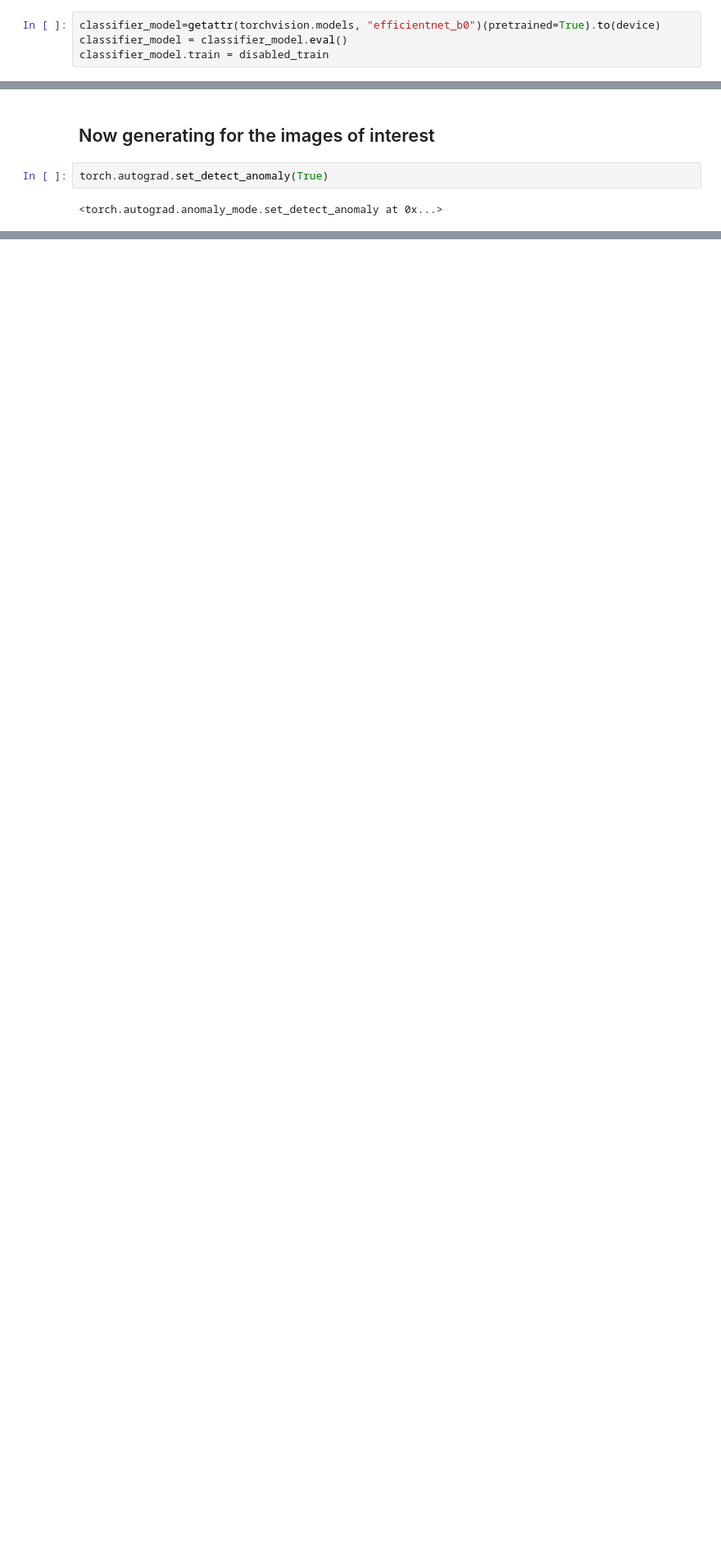
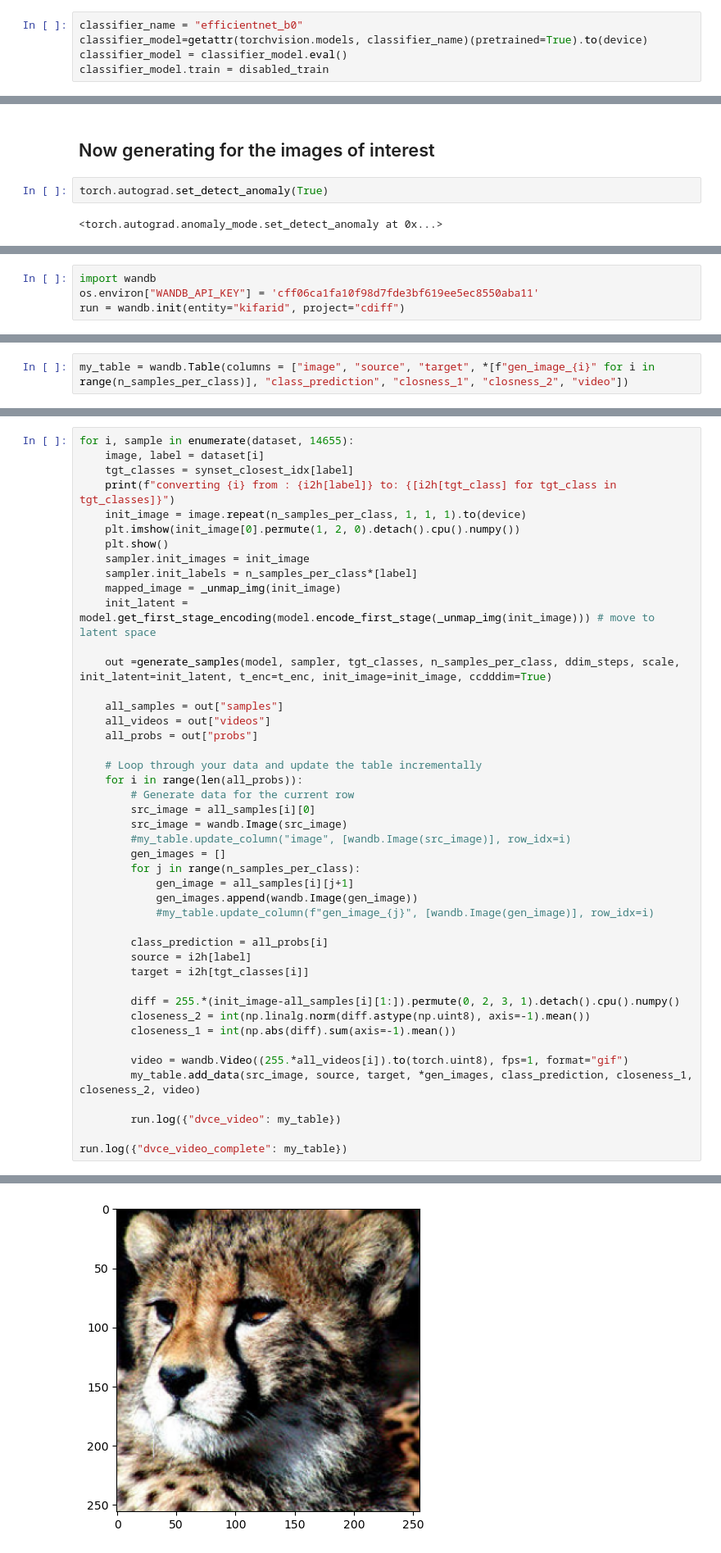
Before and after one commit to kifarid/LDVCE, a Jupyter notebook: cdiff_minimal.ipynb, the cells around one changed output, grey strips where cells are left out. Shown at 82% size. Saved outputs shown, nothing was run; the diff lists cells and outputs as text; blank space fills up the shorter version.

```diff
--- a/cdiff_minimal.ipynb
+++ b/cdiff_minimal.ipynb
@@ -843,7 +847,8 @@ device
 # %% [output]
 'cpu'
 # %%
-classifier_model=getattr(torchvision.models, "efficientnet_b0")(pretrained=True).to(device)
+classifier_name = "efficientnet_b0"
+classifier_model=getattr(torchvision.models, classifier_name)(pretrained=True).to(device)
 classifier_model = classifier_model.eval()
 classifier_model.train = disabled_train
 # %% [markdown]
@@ -942,0 +926,4 @@ for key, value in orig_vces.items():
+# %%
+import wandb
+os.environ["WANDB_API_KEY"] = 'cff06ca1fa10f98d7fde3bf619ee5ec8550aba11'
+run = wandb.init(entity="kifarid", project="cdiff")
@@ -942,0 +943,2 @@ for key, value in orig_vces.items():
+# %%
+my_table = wandb.Table(columns = ["image", "source", "target", *[f"gen_image_{i}" for i in range(n_samples_per_class)], "class_prediction", "closness_1", "closness_2", "video"])
@@ -942,0 +1003,46 @@ for key, value in orig_vces.items():
+# %%
+for i, sample in enumerate(dataset, 14655):
+    image, label = dataset[i]
+    tgt_classes = synset_closest_idx[label]
+    print(f"converting {i} from : {i2h[label]} to: {[i2h[tgt_class] for tgt_class in tgt_classes]}")
+    init_image = image.repeat(n_samples_per_class, 1, 1, 1).to(device)
+    plt.imshow(init_image[0].permute(1, 2, 0).detach().cpu().numpy())
+    plt.show()
+    sampler.init_images = init_image
+    sampler.init_labels = n_samples_per_class*[label]
+    mapped_image = _unmap_img(init_image)
+    init_latent = model.get_first_stage_encoding(model.encode_first_stage(_unmap_img(init_image))) # move to latent space
+
+    out =generate_samples(model, sampler, tgt_classes, n_samples_per_class, ddim_steps, scale, init_latent=init_latent, t_enc=t_enc, init_image=init_image, ccdddim=True)
+
+    all_samples = out["samples"]
+    all_videos = out["videos"]
+    all_probs = out["probs"]
+
+    # Loop through your data and update the table incrementally
+    for i in range(len(all_probs)):
+        # Generate data for the current row
+        src_image = all_samples[i][0]
+        src_image = wandb.Image(src_image)
+        #my_table.update_column("image", [wandb.Image(src_image)], row_idx=i)
+        gen_images = []
+        for j in range(n_samples_per_class):
+            gen_image = all_samples[i][j+1]
+            gen_images.append(wandb.Image(gen_image))
+            #my_table.update_column(f"gen_image_{j}", [wandb.Image(gen_image)], row_idx=i)
+
+        class_prediction = all_probs[i]
+        source = i2h[label]
+        target = i2h[tgt_classes[i]]
+
+        diff = 255.*(init_image-all_samples[i][1:]).permute(0, 2, 3, 1).detach().cpu().numpy()
+        closeness_2 = int(np.linalg.norm(diff.astype(np.uint8), axis=-1).mean())
+        closeness_1 = int(np.abs(diff).sum(axis=-1).mean())
+
+        video = wandb.Video((255.*all_videos[i]).to(torch.uint8), fps=1, format="gif")
+        my_table.add_data(src_image, source, target, *gen_images, class_prediction, closeness_1, closeness_2, video)
+
+        run.log({"dvce_video": my_table})
+
+run.log({"dvce_video_complete": my_table})
+# %% [output]
@@ -942,0 +1050 @@ for key, value in orig_vces.items():
+[figure, added]
```
Also changed, not shown: parts of 7 cells of this notebook, 1 other file.
